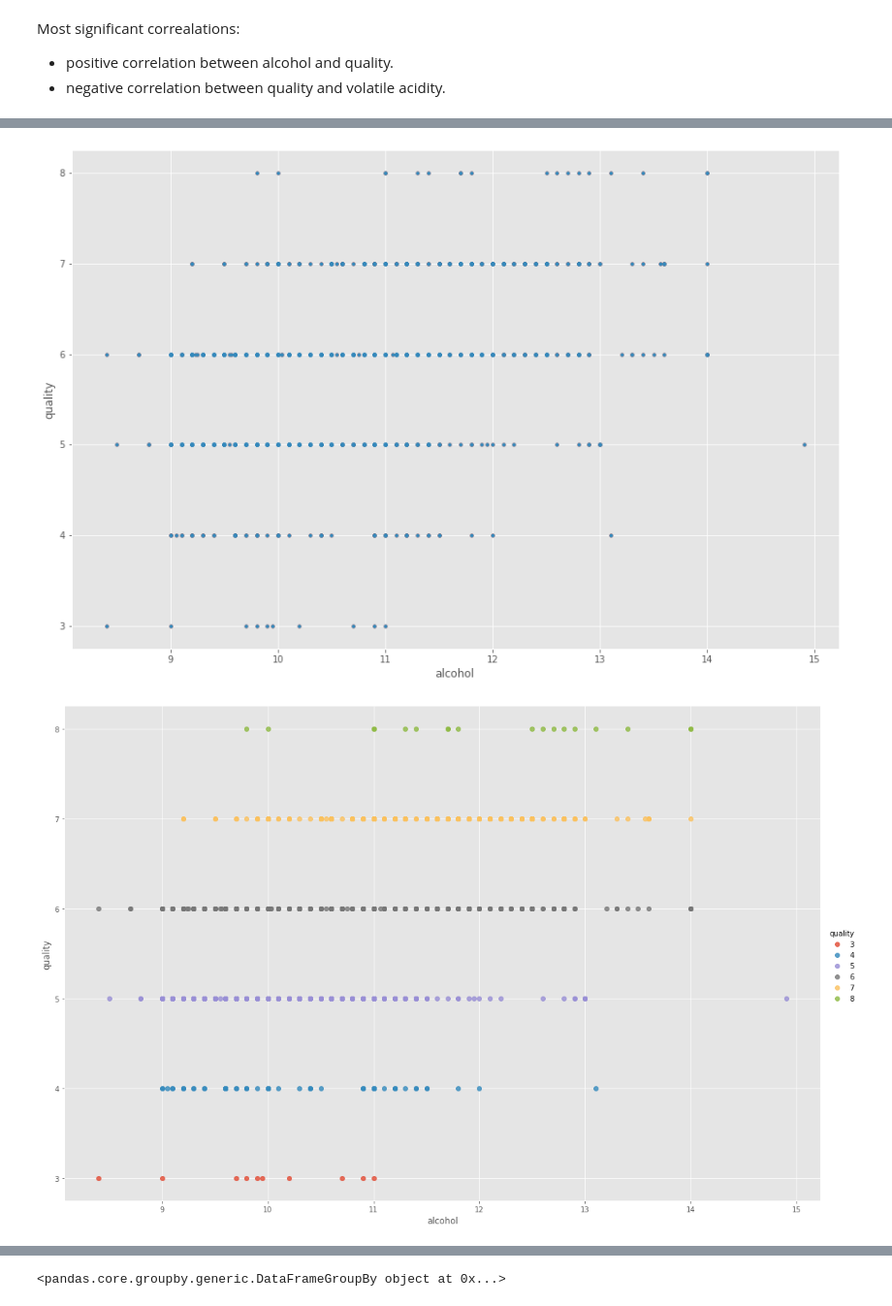
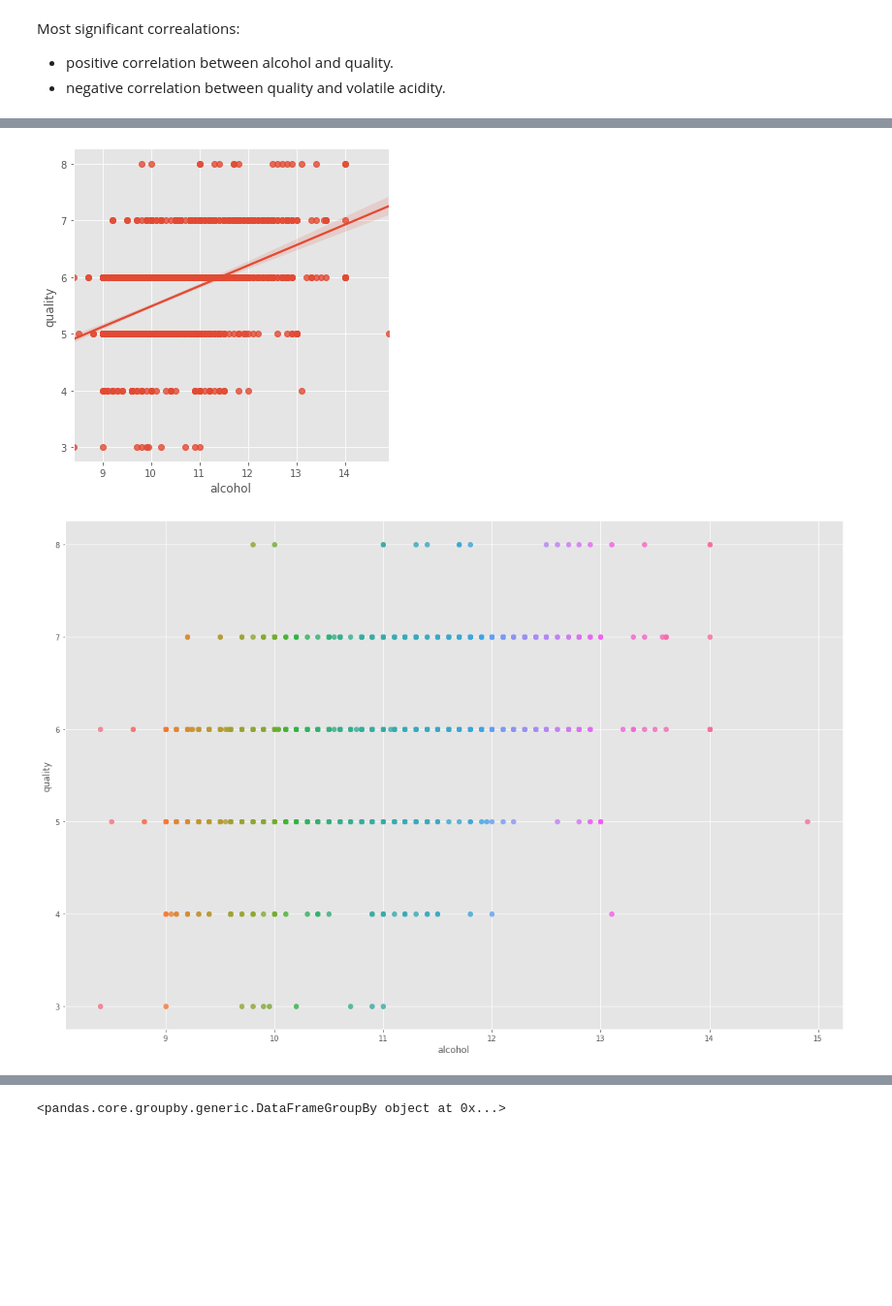
Before and after one commit to Izardo/Machine-Learning-and-Statistics, a Jupyter notebook: scikit-learn.ipynb, the cells around one changed output, grey strips where cells are left out. Shown at 97% size. Cells and saved outputs as stored; diff of their text form; code cells hidden in the pictures; blank space fills up the shorter version.

```diff
--- a/scikit-learn.ipynb
+++ b/scikit-learn.ipynb
@@ -248,18 +291,11 @@ plt.show()
+# %%
+plt.rcParams['figure.figsize'] = (12, 6)
+sns.lmplot(x="alcohol", y="quality", data=df);
+# %% [output]
+[figure, added]
 # %%
-# New plot.
-fig, ax = plt.subplots()
-
-# Scatter plot.
-ax.plot(df['alcohol'], df['quality'], '.') # use dot to represent data
-ax.plot(df['alcohol'], df['quality'], '.') # use dot to represent data
-
-# Set axis labels.
-ax.set_xlabel('alcohol')
-ax.set_ylabel('quality')
-
 # Put this data as barchart
-# Seaborn plot using quality distinguish data points
-sns.lmplot(x="alcohol", y="quality", hue='quality', data=df, fit_reg=False, height=10, aspect=1.5);
+# Seaborn plot using quality variable to distinguish data points
+sns.lmplot(x="alcohol", y="quality", hue='alcohol', data=df, fit_reg=False, height=10, aspect=1.5, legend=False);
 # %% [output]
-[figure, old version]
+[figure, new version]
-[figure, removed]
```
Also changed, not shown: parts of 85 cells of this notebook.
